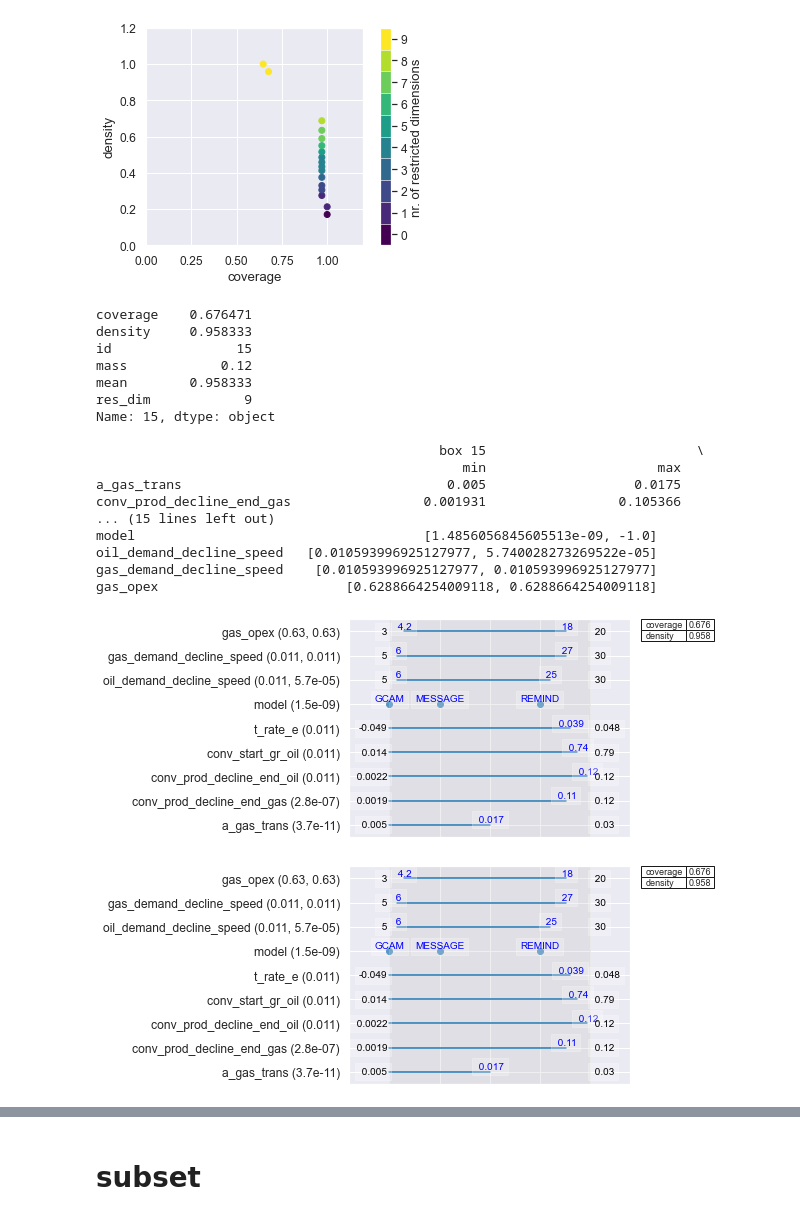
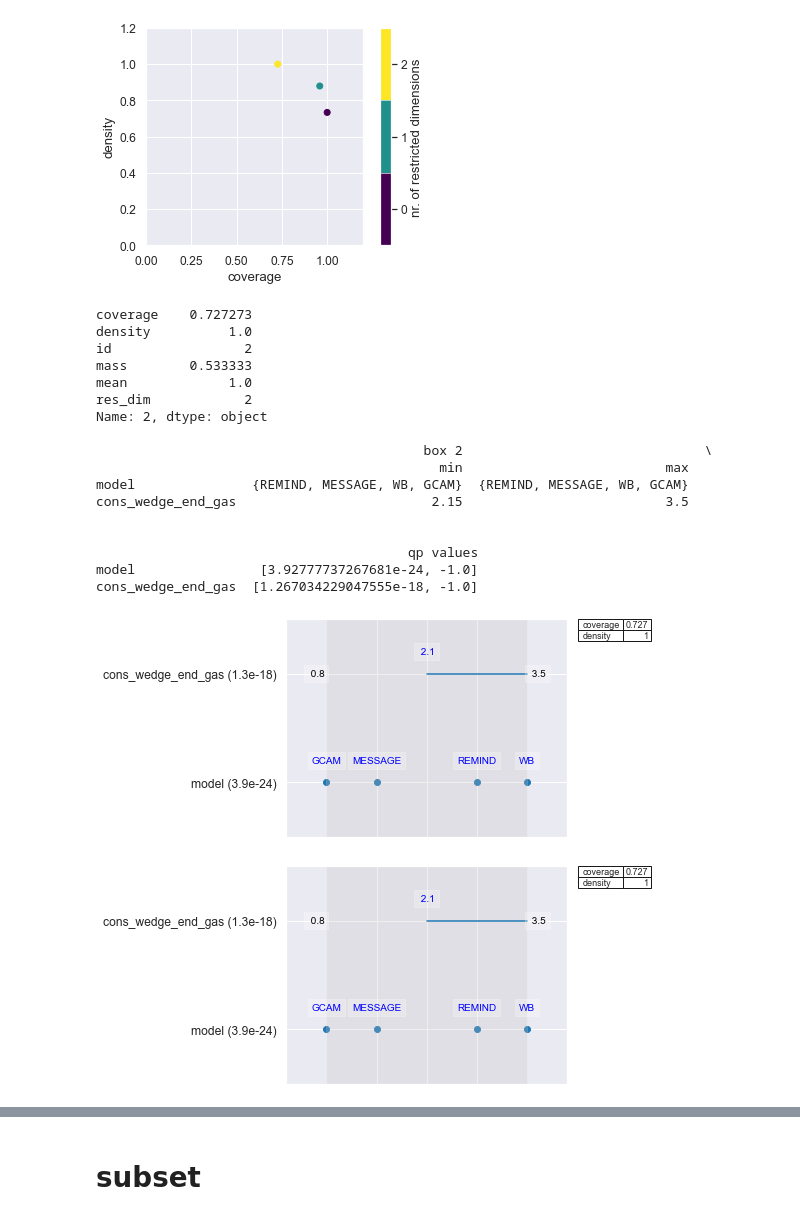
Before and after one commit to worldbank/Vacauerta, a Jupyter notebook: src/Final results_5.15.ipynb, the cells around one changed output, grey strips where cells are left out. Saved outputs shown, nothing was run; the diff lists cells and outputs as text; code cells hidden in the pictures.

```diff
--- a/src/Final results_5.15.ipynb
+++ b/src/Final results_5.15.ipynb
@@ -174,3 +227,11 @@ plt.show()
 # %%
-print(pd.Series.corr(data['scenario'],data['success_tb']))
+data.loc[(data['gdp_npv_unconv_gas'] >0)&(data['gdp_ft_unconv_gas'] >0)&(data['Unconv_gas_tb_disc'] >0), 'success3_val'] = 1
+data.loc[(data['gdp_npv_unconv_gas'] <0)|(data['gdp_ft_unconv_gas'] <0)|(data['Unconv_gas_tb_disc'] <0), 'success3_val'] = 0
+
+data.loc[(data['rcp'] =='CURR')&(data['wells_total'] >=10000), 'scenario'] =0
+data.loc[(data['rcp'] =='1.5')&(data['wells_total'] >=10000), 'scenario'] =1
+data.loc[(data['rcp'] =='1.5')&(data['wells_total'] <10000), 'scenario'] = 2
+
+
+print(pd.Series.corr(data['scenario'],data['success3_val']))
 # %% [output]
@@ -177,0 +244,4 @@ print(pd.Series.corr(data['scenario'],data['success_tb']))
+# %%
+data.loc[(data['wells_total'] <10000), 'well_high_low'] = 0
+data.loc[(data['wells_total'] >=10000), 'well_high_low'] = 1
+pd.crosstab(data['well_high_low'],data['success3_val'])
@@ -352,7 +421,7 @@ gas_opex                                     [0.4826148572554311, -1.0]
 # %%
 #highly supported - high subsidy rate high subsidy shar
-data.loc[(data['public_ds_capex_share'] >data["public_ds_capex_share"].quantile(.5)), 'support'] =0
-data.loc[(data['public_ds_capex_share'] <=data["public_ds_capex_share"].quantile(.5)), 'support'] =1
+data.loc[(data['public_ds_capex_share'] >data["public_ds_capex_share"].quantile(.5)), 'support'] ="High"
+data.loc[(data['public_ds_capex_share'] <=data["public_ds_capex_share"].quantile(.5)), 'support'] ="Low"
 # %%
 plot = sns.lmplot(x="gdp_npv_unconv_gas", y="gdp_ft_unconv_gas", data=data, fit_reg=False, hue='support', legend=True)
 plt.show()
@@ -488,36 +524,36 @@ plt.show()
 # %%
-y = (data['Unconv_oil_trade balance'] <0)
-prim_alg = prim.Prim(x, y, threshold=0.15)
+y = (data['Unconv_gas_tb_disc'] <0)
+prim_alg = prim.Prim(x, y, threshold=0.005)
 box6 = prim_alg.find_box()
 
 box6.show_tradeoff()
 plt.show()
 # %% [output]
-[figure, old version]
+[figure, new version]
 # %%
 %matplotlib inline
-box6.inspect(i=15, style='table')
-box6.inspect(i=15, style='graph')
+box6.inspect(i=2, style='table')
+box6.inspect(i=2, style='graph')
 # %% [output]
-coverage    0.676471
-density     0.958333
-id                15
-mass            0.12
-mean        0.958333
-res_dim            9
-Name: 15, dtype: object
+coverage    0.727273
+density          1.0
+id                 2
+mass        0.533333
+mean             1.0
+res_dim            2
+Name: 2, dtype: object
 
-                                            box 15                           \
-                                               min                      max
-a_gas_trans                                  0.005                   0.0175
-conv_prod_decline_end_gas                 0.001931                 0.105366
-... (15 lines left out)
-model                                     [1.4856056845605513e-09, -1.0]
-oil_demand_decline_speed   [0.010593996925127977, 5.740028273269522e-05]
-gas_demand_decline_speed    [0.010593996925127977, 0.010593996925127977]
-gas_opex                        [0.6288664254009118, 0.6288664254009118]
+                                          box 2                               \
+                                            min                          max
+model               {REMIND, MESSAGE, WB, GCAM}  {REMIND, MESSAGE, WB, GCAM}
+cons_wedge_end_gas                         2.15                          3.5
+
+
+                                        qp values
+model                [3.92777737267681e-24, -1.0]
+cons_wedge_end_gas  [1.267034229047555e-18, -1.0]
-[figure, old version]
+[figure, new version]
-[figure, old version]
+[figure, new version]
 # %%
 y = (data['gdp_npv_unconv_gas'] <10)
 prim_alg = prim.Prim(x, y, threshold=0.15)
```
Also changed, not shown: parts of 61 cells of this notebook, 2 other files.
